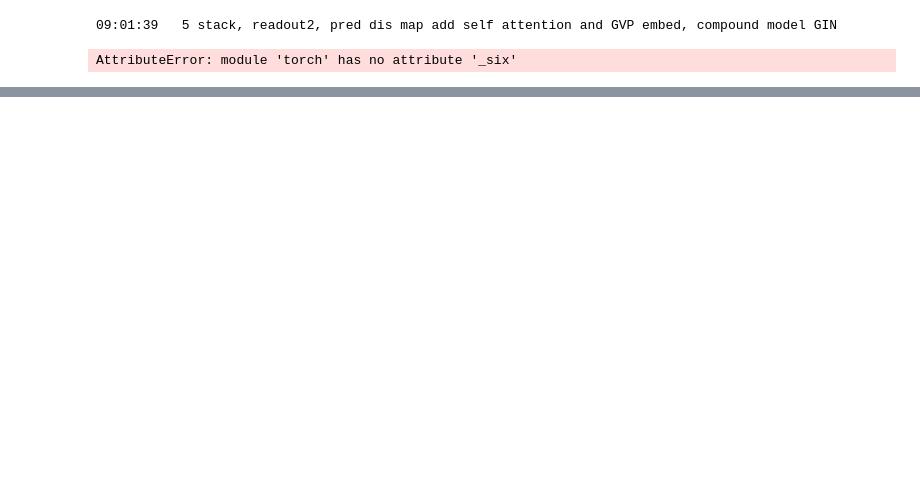
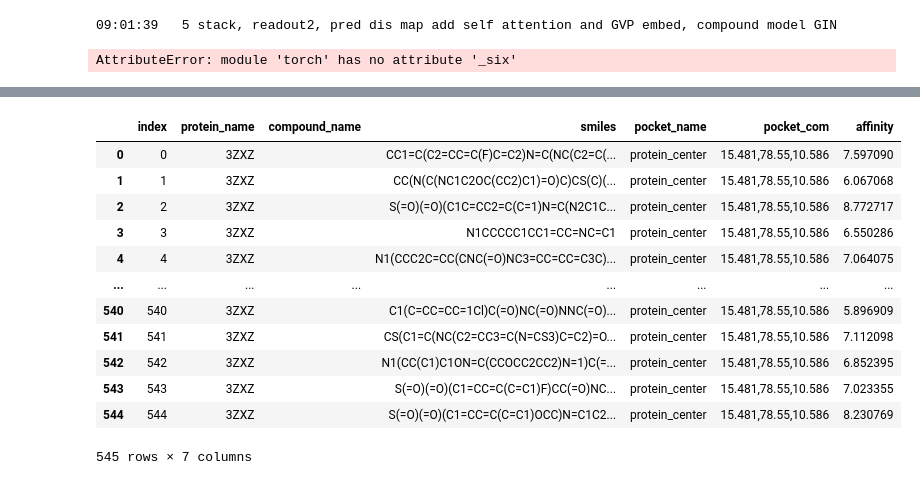
Before and after one commit to hernlerAnja/Practical-Work-for-AI, a Jupyter notebook: Virtual Screening.ipynb, the cells around one changed output, grey strips where cells are left out. Drawn from its saved outputs; the diff is of its cells as text; code cells hidden in the pictures; blank space fills up the shorter version.

```diff
--- a/Virtual Screening.ipynb
+++ b/Virtual Screening.ipynb
@@ -210,3 +233,6 @@ from tqdm import tqdm    # pip install tqdm if fails.
 from model import get_model
 # %% [markdown]
 #### Filter dataset (only use 10% and remove large proteins/pockets)
+# %%
+mini_try = dataset[0:10000]
+mini_try.__len__()
@@ -250,0 +345,17 @@ AttributeError: module 'torch' has no attribute '_six'
+# %%
+chosen = info_mini.loc[info_mini.groupby(['protein_name', 'smiles'],sort=False)['affinity'].agg('idxmax')].reset_index()
+chosen
+# %% [output]
+|  | index | protein_name | compound_name | smiles | pocket_name | pocket_com | affinity |
+| 0 | 0 | 3ZXZ |  | CC1=C(C2=CC=C(F)C=C2)N=C(NC(C2=C(... | protein_center | 15.481,78.55,10.586 | 7.597090 |
+| 1 | 1 | 3ZXZ |  | CC(N(C(NC1C2OC(CC2)C1)=O)C)CS(C)(... | protein_center | 15.481,78.55,10.586 | 6.067068 |
+| 2 | 2 | 3ZXZ |  | S(=O)(=O)(C1C=CC2=C(C=1)N=C(N2C1C... | protein_center | 15.481,78.55,10.586 | 8.772717 |
+| 3 | 3 | 3ZXZ |  | N1CCCCC1CC1=CC=NC=C1 | protein_center | 15.481,78.55,10.586 | 6.550286 |
+| 4 | 4 | 3ZXZ |  | N1(CCC2C=CC(CNC(=O)NC3=CC=CC=C3C)... | protein_center | 15.481,78.55,10.586 | 7.064075 |
+| ... | ... | ... | ... | ... | ... | ... | ... |
+| 540 | 540 | 3ZXZ |  | C1(C=CC=CC=1Cl)C(=O)NC(=O)NNC(=O)... | protein_center | 15.481,78.55,10.586 | 5.896909 |
+| 541 | 541 | 3ZXZ |  | CS(C1=C(NC(C2=CC3=C(N=CS3)C=C2)=O... | protein_center | 15.481,78.55,10.586 | 7.112098 |
+| 542 | 542 | 3ZXZ |  | N1(CC(C1)C1ON=C(CCOCC2CC2)N=1)C(=... | protein_center | 15.481,78.55,10.586 | 6.852395 |
+| 543 | 543 | 3ZXZ |  | S(=O)(=O)(C1=CC=C(C=C1)F)CC(=O)NC... | protein_center | 15.481,78.55,10.586 | 7.023355 |
+| 544 | 544 | 3ZXZ |  | S(=O)(=O)(C1=CC=C(C=C1)OCC)N=C1C2... | protein_center | 15.481,78.55,10.586 | 8.230769 |
+545 rows × 7 columns
```
Also changed, not shown: parts of 38 cells of this notebook, 3 other files.
